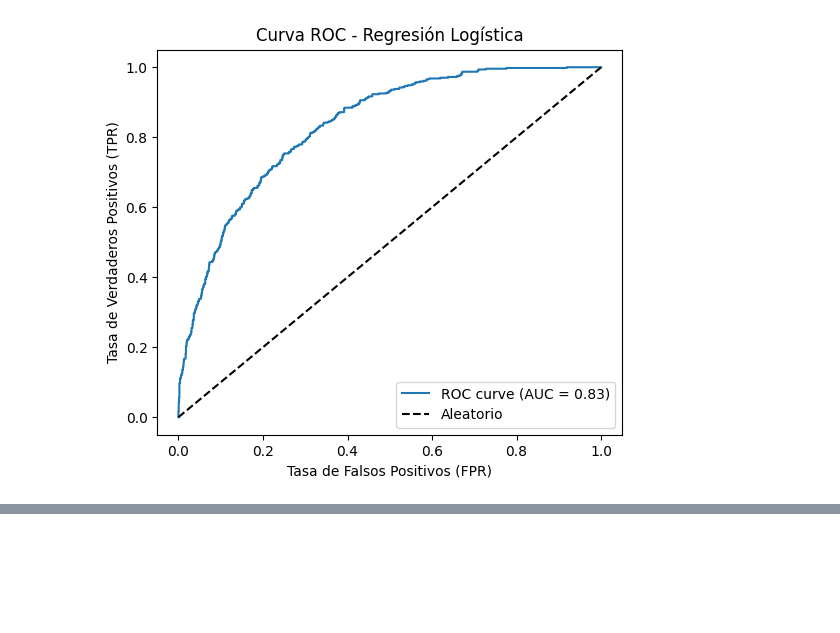
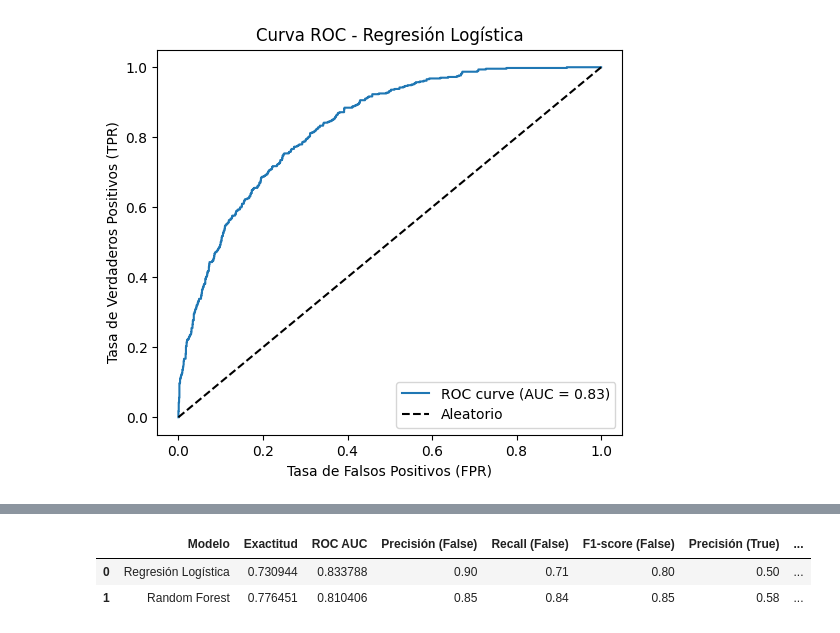
Before and after one commit to SilvanaCicchitti/TelecomX-parte2, a Jupyter notebook: TelecomX_version2.ipynb, the cells around one changed output, grey strips where cells are left out. Cells and saved outputs as stored; diff of their text form; code cells hidden in the pictures; blank space fills up the shorter version.

Commit message:
Random Forest

```diff
--- a/TelecomX_version2.ipynb
+++ b/TelecomX_version2.ipynb
@@ -407,0 +440,37 @@ plt.show()
+# %%
+import pandas as pd
+
+# Resultados del modelo de Regresión Logística
+logistic_results = {
+    "Modelo": "Regresión Logística",
+    "Exactitud": 0.7309442548350398,
+    "ROC AUC": 0.8337883585421723,
+    "Precisión (False)": 0.90,
+    "Recall (False)": 0.71,
+    "F1-score (False)": 0.80,
+    "Precisión (True)": 0.50,
+    "Recall (True)": 0.78,
+    "F1-score (True)": 0.61
+}
+
+# Resultados del modelo de Random Forest
+rf_results = {
+    "Modelo": "Random Forest",
+    "Exactitud": 0.7764505119453925,
+    "ROC AUC": 0.8104062551314736,
+    "Precisión (False)": 0.85,
+    "Recall (False)": 0.84,
+    "F1-score (False)": 0.85,
+    "Precisión (True)": 0.58,
+    "Recall (True)": 0.60,
+    "F1-score (True)": 0.59
+}
+
+# Crear DataFrame
+df_comparison = pd.DataFrame([logistic_results, rf_results])
+
+df_comparison
+# %% [output]
+|  | Modelo | Exactitud | ROC AUC | Precisión (False) | Recall (False) | F1-score (False) | Precisión (True) | ... |
+| 0 | Regresión Logística | 0.730944 | 0.833788 | 0.90 | 0.71 | 0.80 | 0.50 | ... |
+| 1 | Random Forest | 0.776451 | 0.810406 | 0.85 | 0.84 | 0.85 | 0.58 | ... |
```
Also changed, not shown: parts of 2 cells of this notebook.
